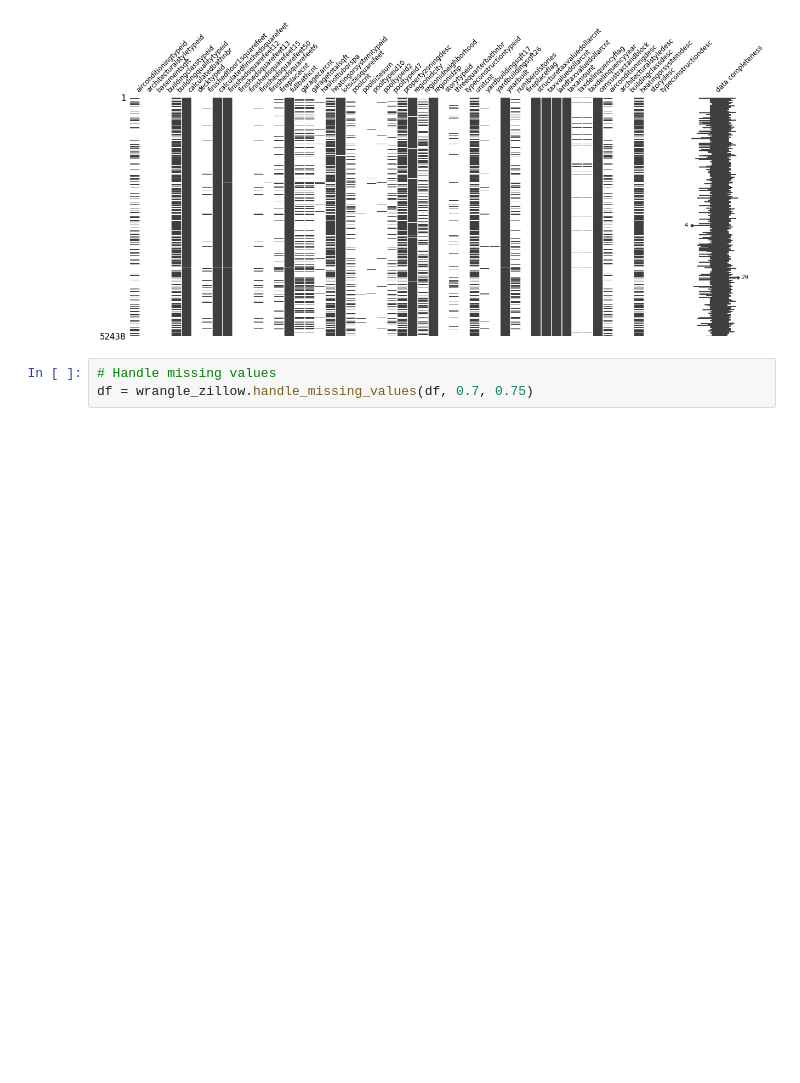
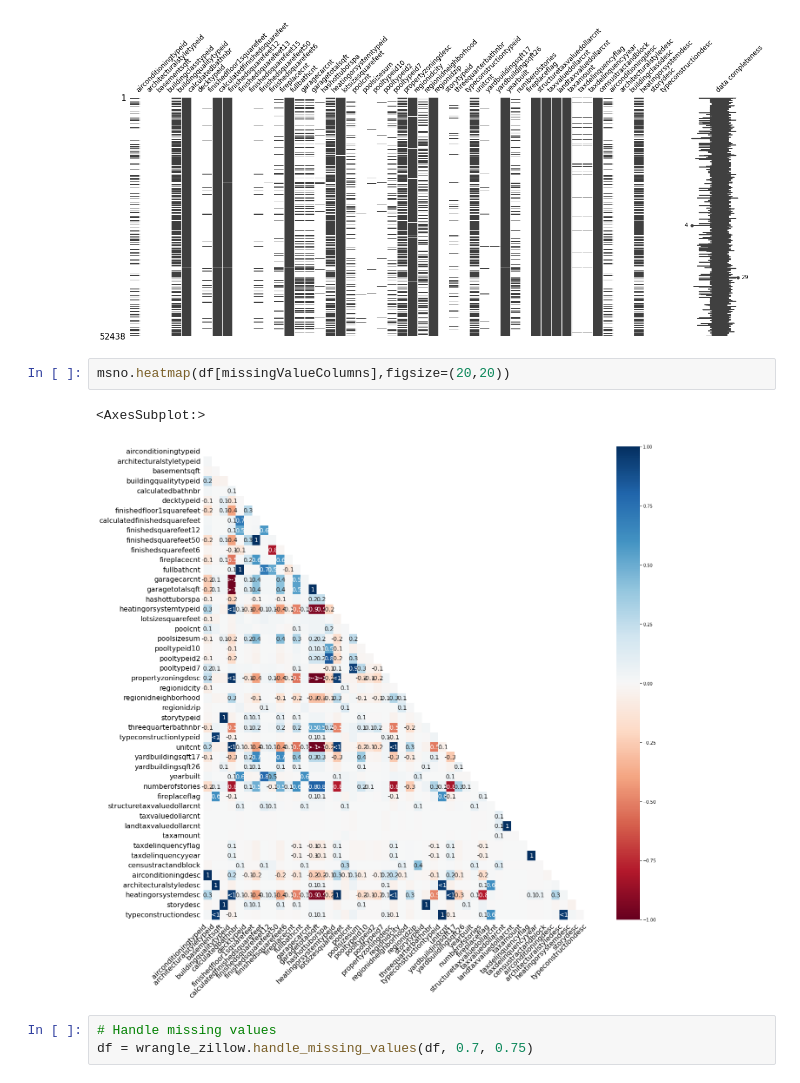
Before and after one commit to m3redithw/clustering-exercises, a Jupyter notebook: explore_zillow.ipynb, the cells around one changed output. Cells and saved outputs as stored; diff of their text form; blank space fills up the shorter version.

Commit message:
added more graphs

```diff
--- a/explore_zillow.ipynb
+++ b/explore_zillow.ipynb
@@ -39,6 +47,11 @@ msno.matrix(df[missingValueColumns], width_ratios = (10, 1), \
 # %% [output]
 <AxesSubplot:>
 [figure]
+# %%
+msno.heatmap(df[missingValueColumns],figsize=(20,20))
+# %% [output]
+<AxesSubplot:>
+[figure, added]
 # %%
 # Handle missing values
 df = wrangle_zillow.handle_missing_values(df, 0.7, 0.75)
```
Also changed, not shown: parts of 5 cells of this notebook.
